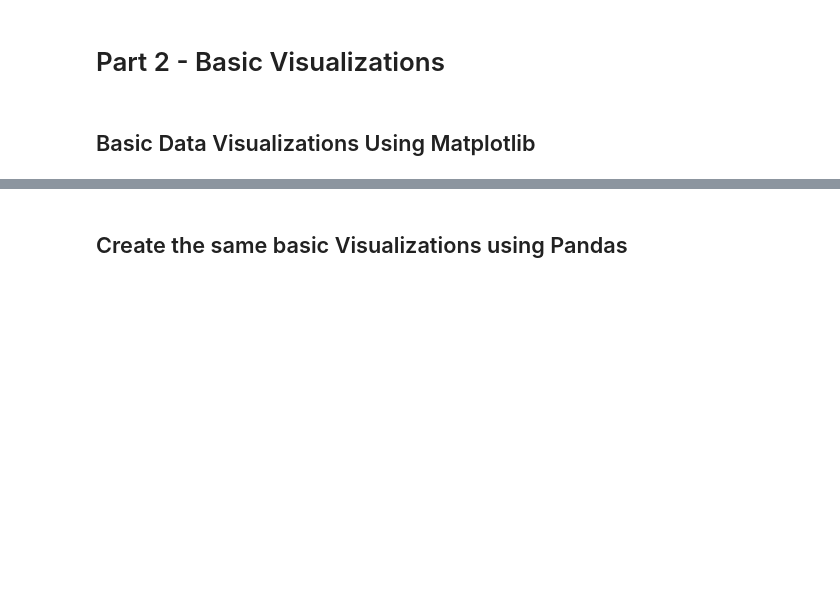
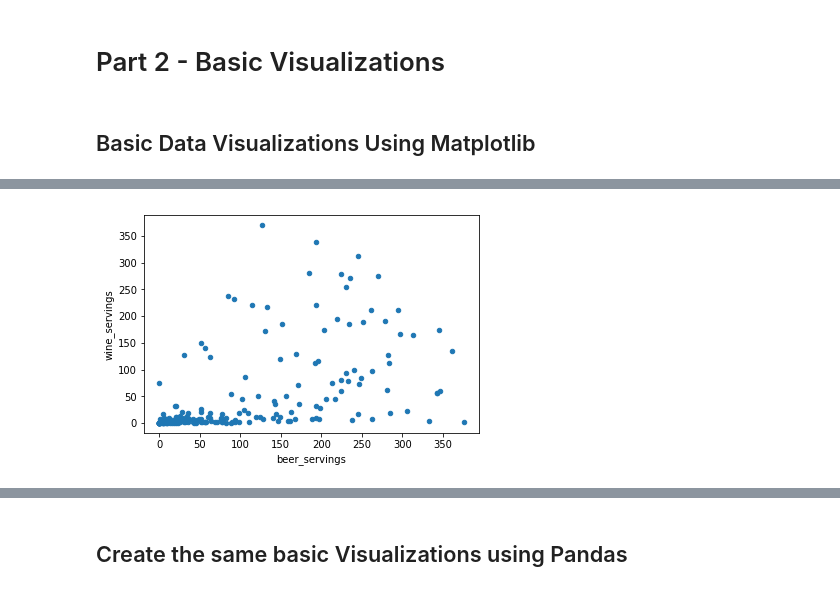
Before and after one commit to ngriggs/DS-Unit-1-Sprint-1-Dealing-With-Data, a Jupyter notebook: module2-loadingdata/LS_DS_112_Loading_Data.ipynb, the cells around one changed output, grey strips where cells are left out. Drawn from its saved outputs; the diff is of its cells as text; code cells hidden in the pictures; blank space fills up the shorter version.

```diff
--- a/module2-loadingdata/LS_DS_112_Loading_Data.ipynb
+++ b/module2-loadingdata/LS_DS_112_Loading_Data.ipynb
@@ -311,2 +320,6 @@ import matplotlib.pyplot as plt
+# %%
+df.plot.scatter('beer_servings', 'wine_servings');
+# %% [output]
+[figure, added]
 # %%
 # Histogram
```
Also changed, not shown: parts of 17 cells of this notebook.
